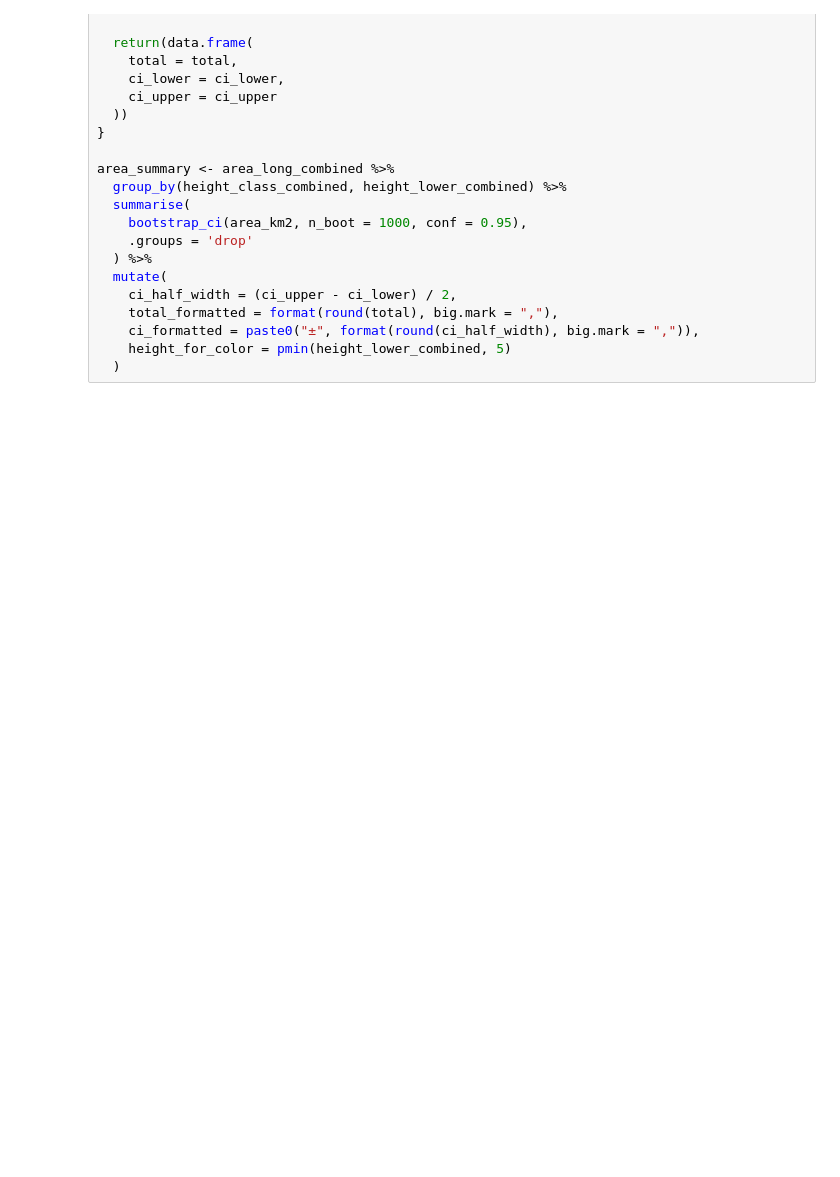
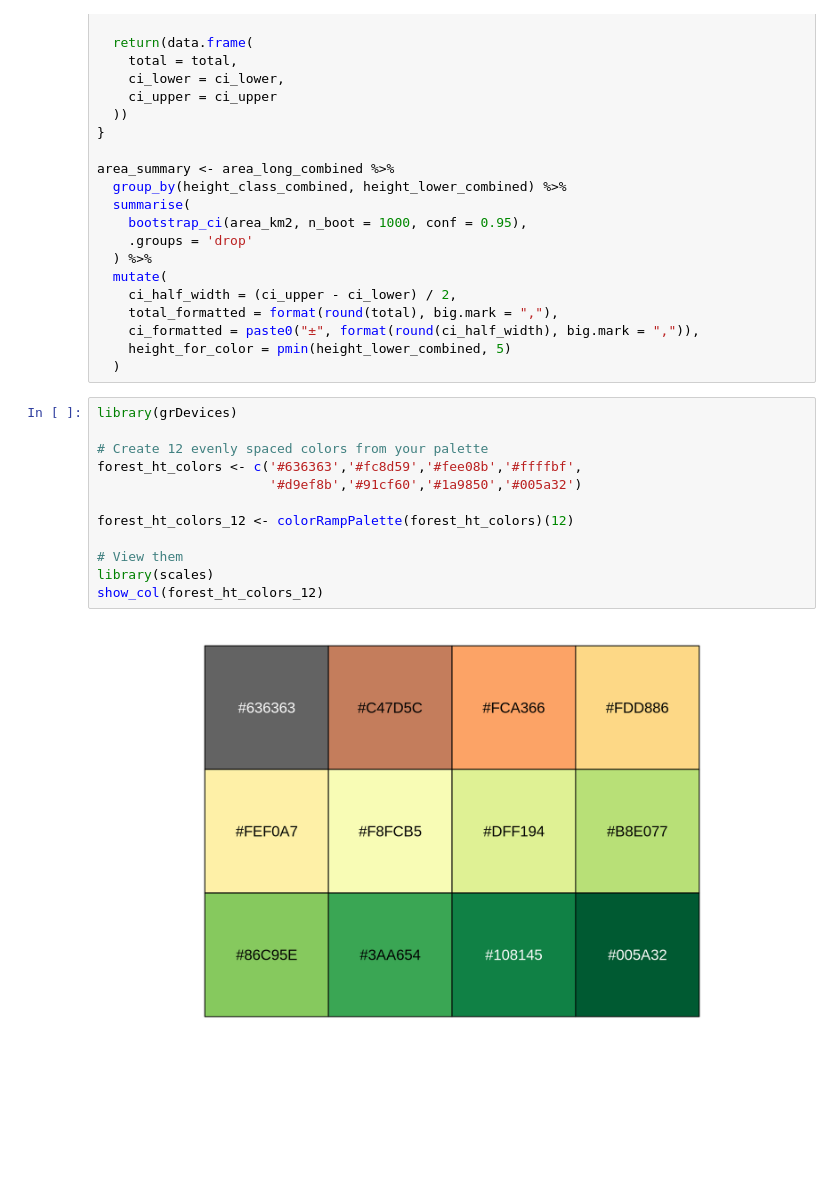
Before and after one commit to nasa-nccs-hpda/above-shrubs, a Jupyter notebook: notebooks/summarize_chm_dinov3_plot.ipynb, the cells around one changed output. Drawn from its saved outputs; the diff is of its cells as text; blank space fills up the shorter version.

```diff
--- a/notebooks/summarize_chm_dinov3_plot.ipynb
+++ b/notebooks/summarize_chm_dinov3_plot.ipynb
@@ -112,6 +114,20 @@ area_summary <- area_long_combined %>%
     ci_formatted = paste0("±", format(round(ci_half_width), big.mark = ",")),
     height_for_color = pmin(height_lower_combined, 5)
   )
+# %%
+library(grDevices)
+
+# Create 12 evenly spaced colors from your palette
+forest_ht_colors <- c('#636363','#fc8d59','#fee08b','#ffffbf',
+                      '#d9ef8b','#91cf60','#1a9850','#005a32')
+
+forest_ht_colors_12 <- colorRampPalette(forest_ht_colors)(12)
+
+# View them
+library(scales)
+show_col(forest_ht_colors_12)
+# %% [output]
+[figure, added]
 # %%
 # Calculate totals
 total_area_km2 <- sum(area_stats$total_valid_area_km2)
```
Also changed, not shown: parts of 6 cells of this notebook, 3 other files.
